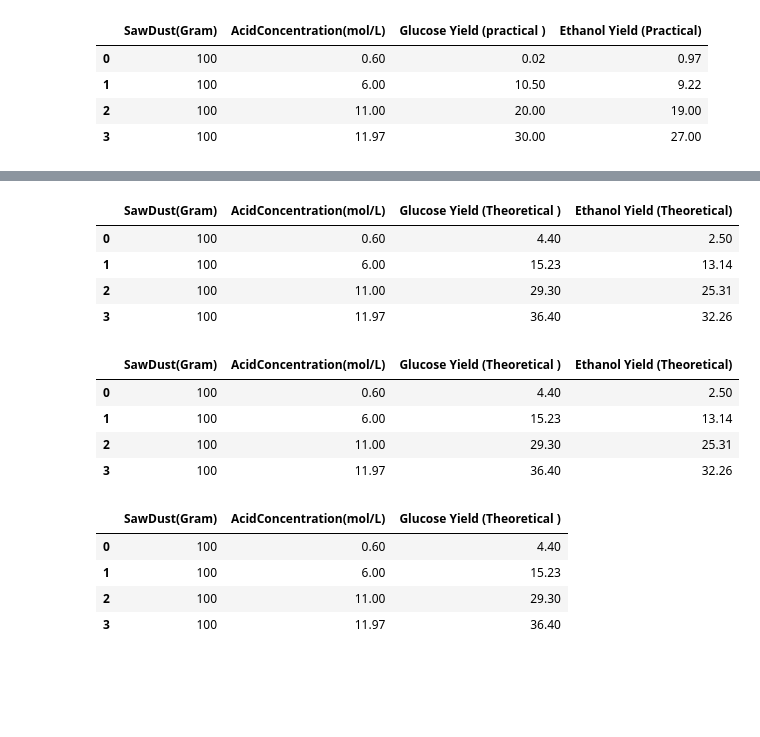
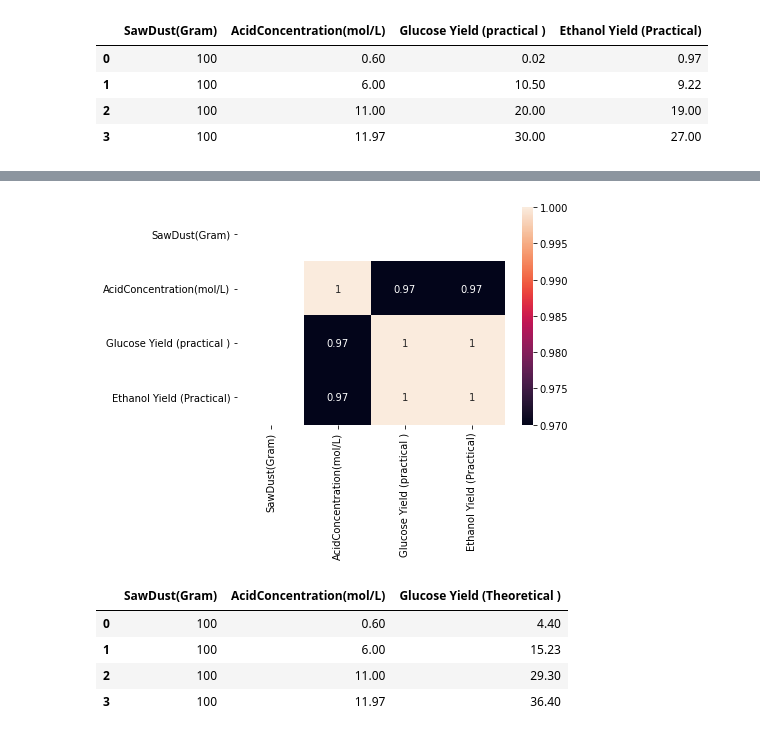
Before and after one commit to Riteshdahal/BioEthanolfromSAWDUST, a Jupyter notebook: HCL_Model.ipynb, the cells around one changed output, grey strips where cells are left out. Drawn from its saved outputs; the diff is of its cells as text; code cells hidden in the pictures; blank space fills up the shorter version.

```diff
--- a/HCL_Model.ipynb
+++ b/HCL_Model.ipynb
@@ -42,18 +38,7 @@ df2
-# %%
-df2.pop('Ethanol Yield')
-df2
-# %% [output]
-|  | SawDust(Gram) | AcidConcentration(mol/L) | Glucose Yield (Theoretical ) | Ethanol Yield (Theoretical) |
-| 0 | 100 | 0.60 | 4.40 | 2.50 |
-| 1 | 100 | 6.00 | 15.23 | 13.14 |
-| 2 | 100 | 11.00 | 29.30 | 25.31 |
-| 3 | 100 | 11.97 | 36.40 | 32.26 |
-# %%
-df2
-# %% [output]
-|  | SawDust(Gram) | AcidConcentration(mol/L) | Glucose Yield (Theoretical ) | Ethanol Yield (Theoretical) |
-| 0 | 100 | 0.60 | 4.40 | 2.50 |
-| 1 | 100 | 6.00 | 15.23 | 13.14 |
-| 2 | 100 | 11.00 | 29.30 | 25.31 |
-| 3 | 100 | 11.97 | 36.40 | 32.26 |
+# %%
+r=df3.corr().round(2)
+sns.heatmap(r,annot=True)
+plt.show()
+# %% [output]
+[figure, added]
 # %%
```
Also changed, not shown: parts of 9 cells of this notebook.
